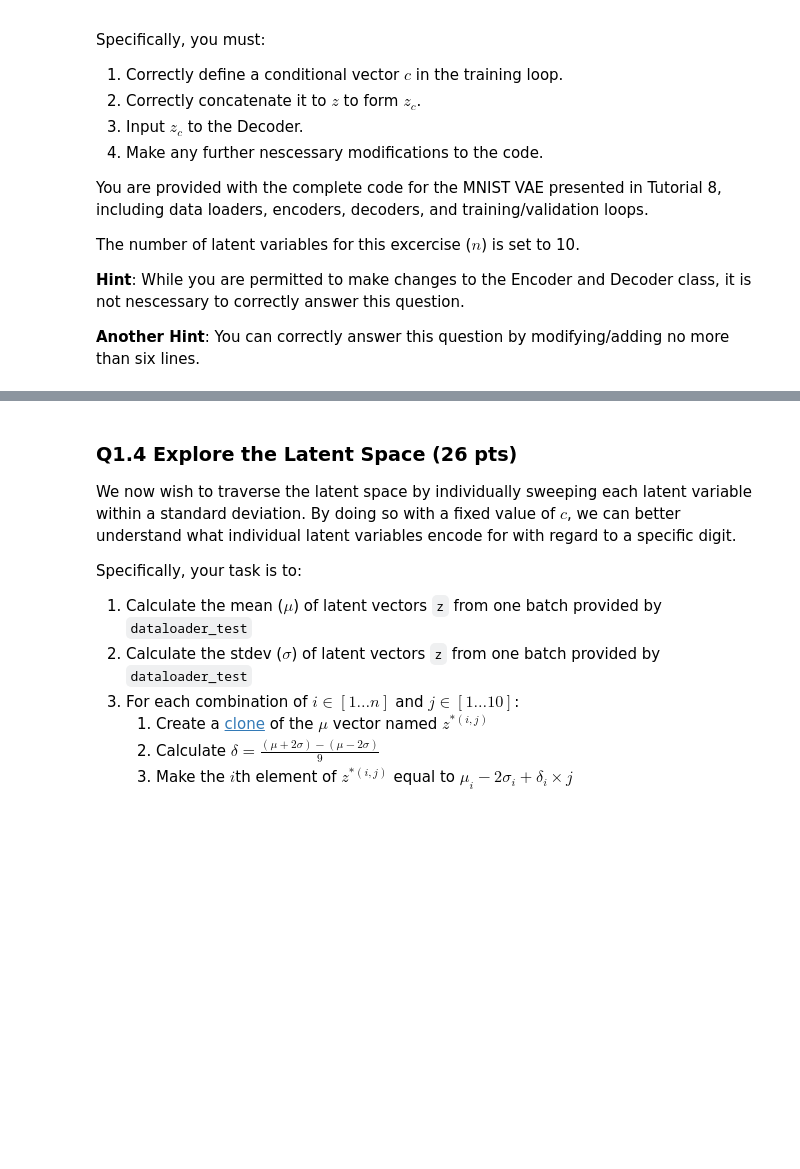
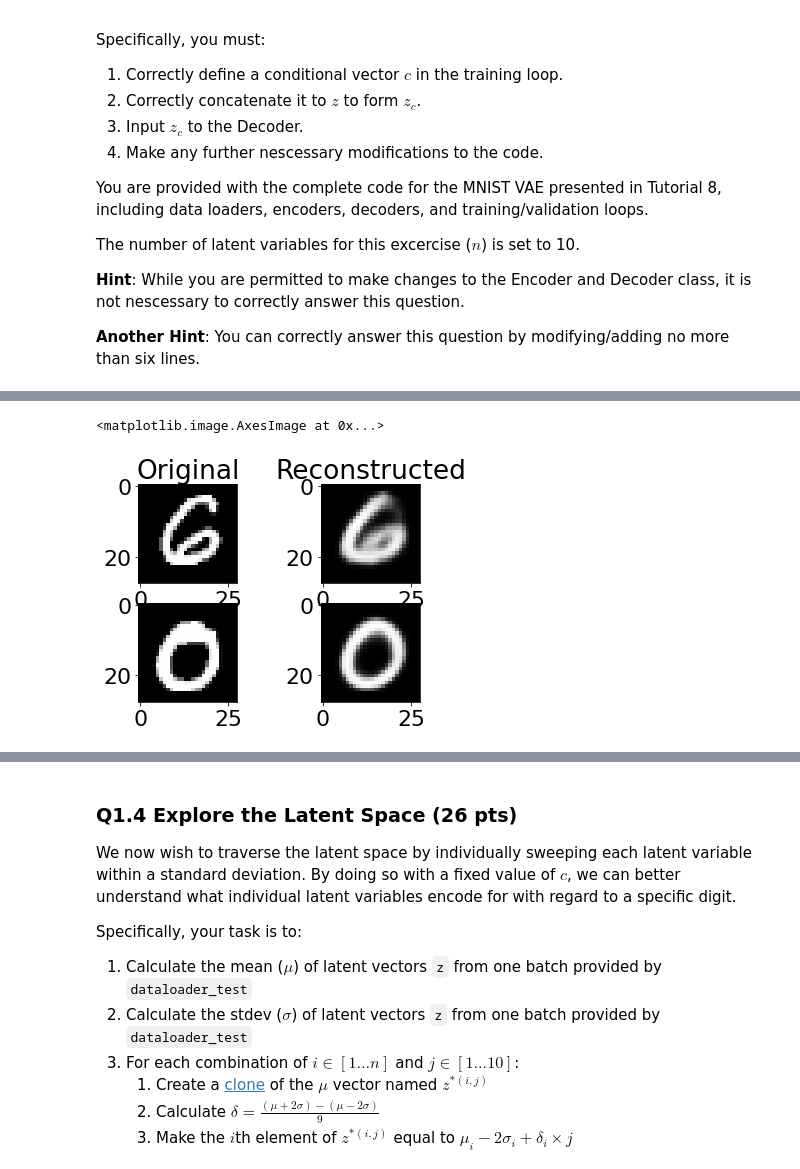
Before and after one commit to rgmartin/ECSE552-HW3, a Jupyter notebook: ECSE552_W22_H3_Release-Graham.ipynb, the cells around one changed output, grey strips where cells are left out. Drawn from its saved outputs; the diff is of its cells as text; code cells hidden in the pictures; blank space fills up the shorter version.

```diff
--- a/ECSE552_W22_H3_Release-Graham.ipynb
+++ b/ECSE552_W22_H3_Release-Graham.ipynb
@@ -250,6 +250,7 @@ class MNIST_VAE(pl.LightningModule):
         self.latent_dim = latent_dim
 
         self.encoder = Encoder(in_dim, latent_dim*2)
+        # expand the decoder to take extra data added to form z_c
         self.decoder = Decoder(latent_dim+10, out_dim)
         self.recon_criterion = nn.BCELoss(reduction='sum')
 
@@ -277,7 +278,9 @@ class MNIST_VAE(pl.LightningModule):
         z = self.reparameterize(mu, logvar)
 
         #generate the one-hot encoded conditional vector
+        # c = torch.zeros(z.size()[0], 10, device=z.get_device())
         c = torch.zeros(z.size()[0], 10)
+        c = c.type_as(z)
         for i, row in enumerate(c):
             row[y[i]] = 1.0
 
@@ -381,3 +386,23 @@ Specifically, pass the first two values of `x` and `y` from `dataloader_test` to
+# %%
+for batch in dataloader_test:
+  x, y = batch
+  break
+
+test_out = model(x, y)
+
+mu, logvar, z, x_hat = test_out
+
+fig, ax = plt.subplots(2,2)
+ax[0, 0].set_title('Original')
+ax[0, 0].imshow(x[0].reshape(28,28).cpu().detach().numpy(), cmap='Greys_r')
+ax[0, 1].set_title('Reconstructed')
+ax[0, 1].imshow(x_hat[0].reshape(28,28).cpu().detach().numpy(), cmap='Greys_r')
+
+ax[1, 0].imshow(x[5].reshape(28,28).cpu().detach().numpy(), cmap='Greys_r')
+ax[1, 1].imshow(x_hat[5].reshape(28,28).cpu().detach().numpy(), cmap='Greys_r')
+# %% [output]
+<matplotlib.image.AxesImage at 0x...>
+[figure, added]
 # %% [markdown]
 ### Q1.3 Demonstrate Conditional Reconstruction (13 pts)
 
```
Also changed, not shown: parts of 8 cells of this notebook.
